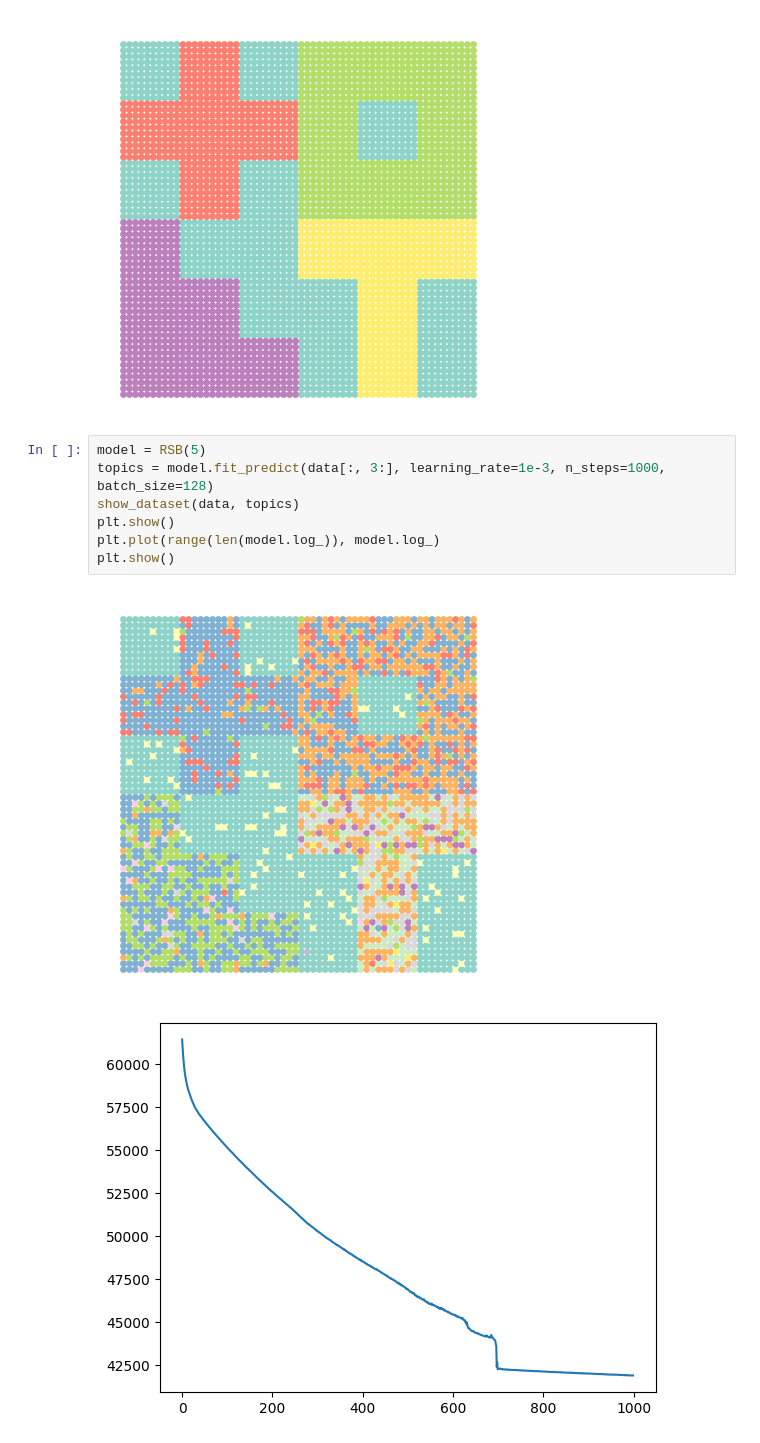
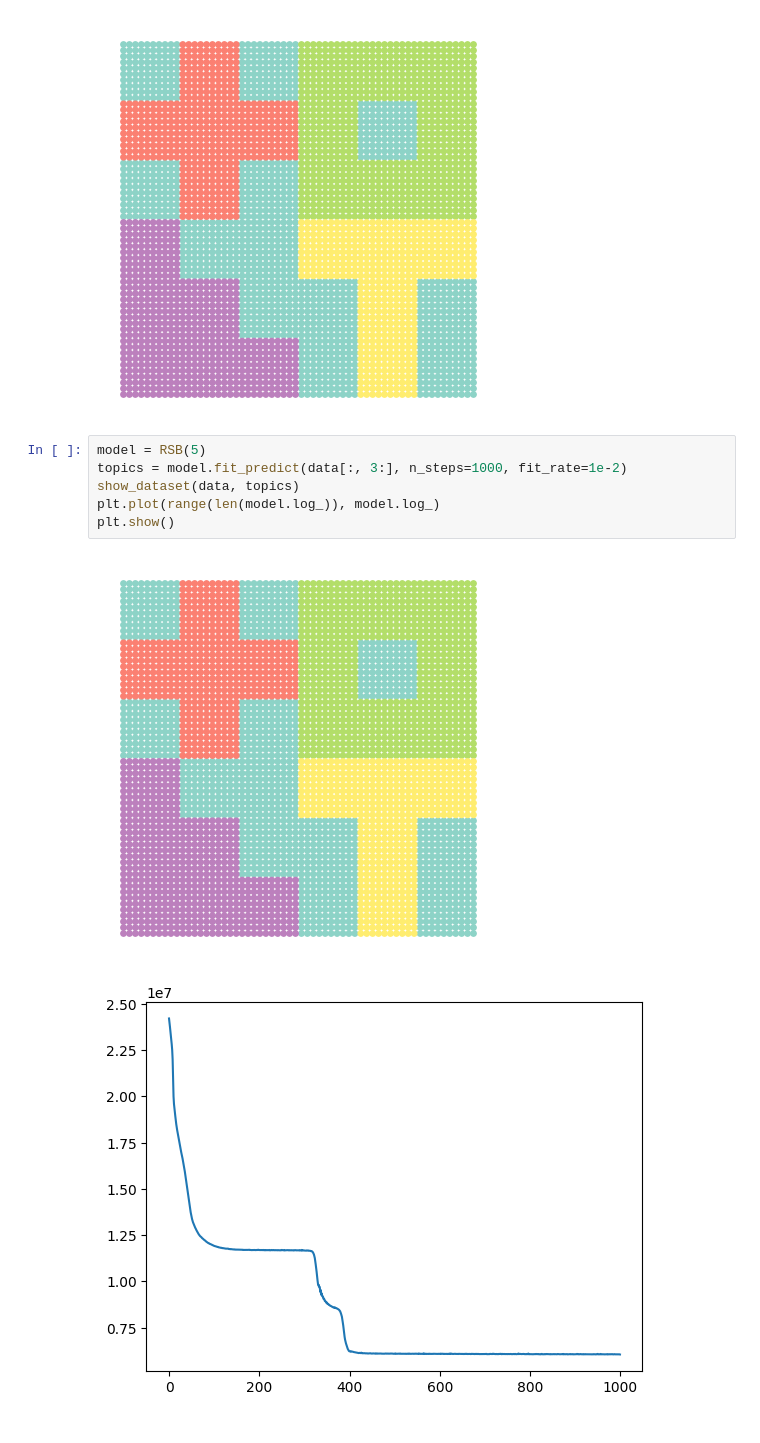
Before and after one commit to craigfouts/asterism, a Jupyter notebook: notebooks/sandbox.ipynb, the cells around one changed output. Drawn from its saved outputs; the diff is of its cells as text.

Commit message:
Implemented consistent RSB model with given number of topics

```diff
--- a/notebooks/sandbox.ipynb
+++ b/notebooks/sandbox.ipynb
@@ -103,11 +108,10 @@ show_dataset(data, labels)
 [figure]
 # %%
 model = RSB(5)
-topics = model.fit_predict(data[:, 3:], learning_rate=1e-3, n_steps=1000, batch_size=128)
+topics = model.fit_predict(data[:, 3:], n_steps=1000, fit_rate=1e-2)
 show_dataset(data, topics)
-plt.show()
 plt.plot(range(len(model.log_)), model.log_)
 plt.show()
 # %% [output]
-[figure, old version]
+[figure, new version]
-[figure, old version]
+[figure, new version]
```
Also changed, not shown: parts of 4 cells of this notebook.
